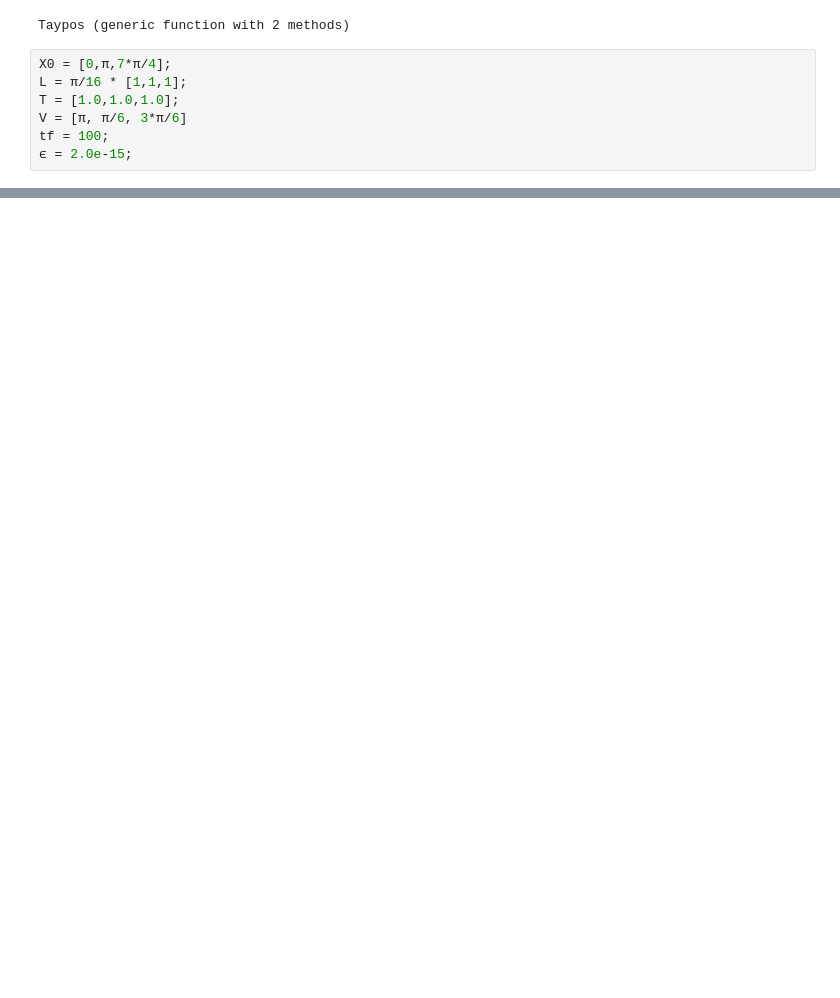
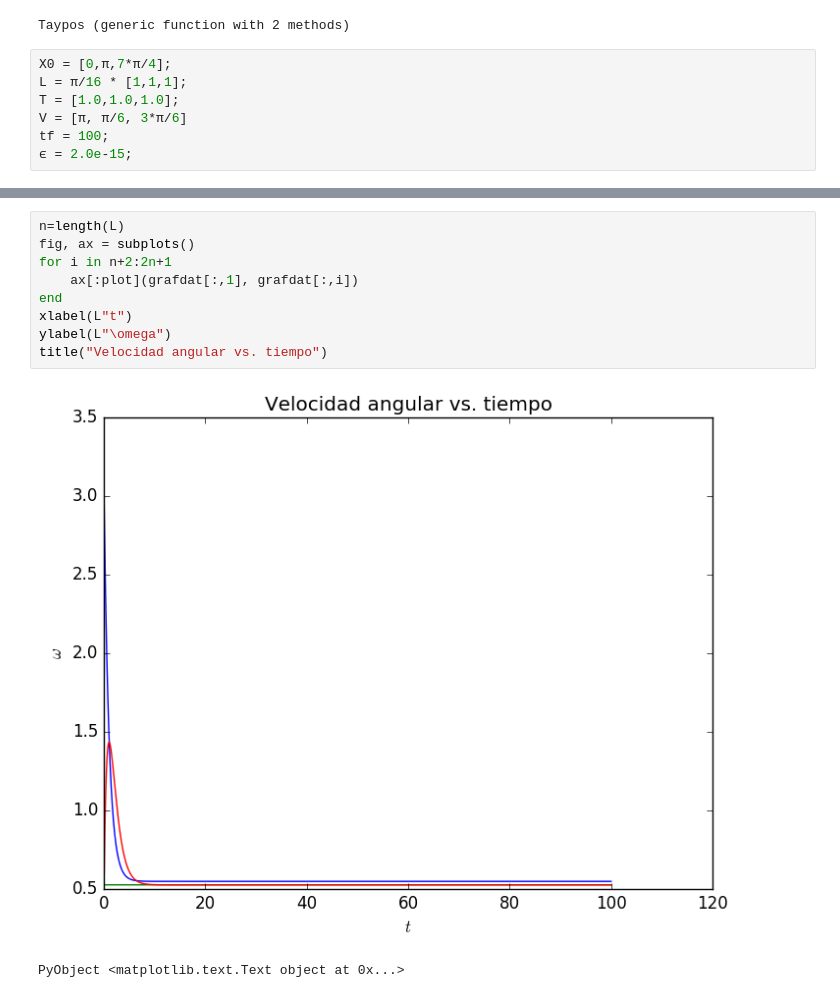
Before and after one commit to windie-rozureido/ProyectoTemasSelectosFisComp2016-1, a Jupyter notebook: trafico.ipynb, the cells around one changed output, grey strips where cells are left out. Saved outputs shown, nothing was run; the diff lists cells and outputs as text; blank space fills up the shorter version.

```diff
--- a/trafico.ipynb
+++ b/trafico.ipynb
@@ -538,0 +639,12 @@ while loading In[33], in expression starting on line 1
+# %%
+n=length(L)
+fig, ax = subplots()
+for i in n+2:2n+1
+    ax[:plot](grafdat[:,1], grafdat[:,i])
+end
+xlabel(L"t")
+ylabel(L"\omega")
+title("Velocidad angular vs. tiempo")
+# %% [output]
+[figure, added]
+PyObject <matplotlib.text.Text object at 0x...>
```
Also changed, not shown: parts of 22 cells of this notebook.
